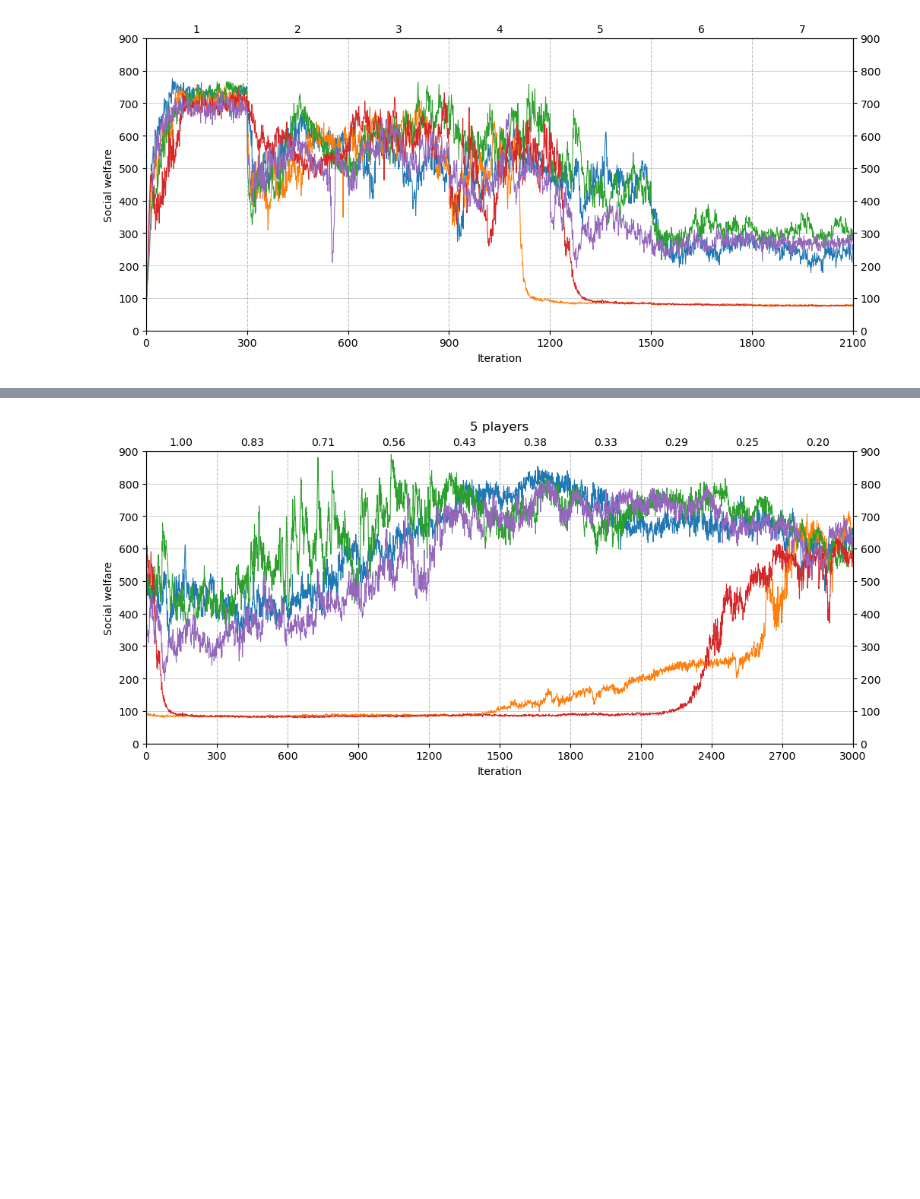
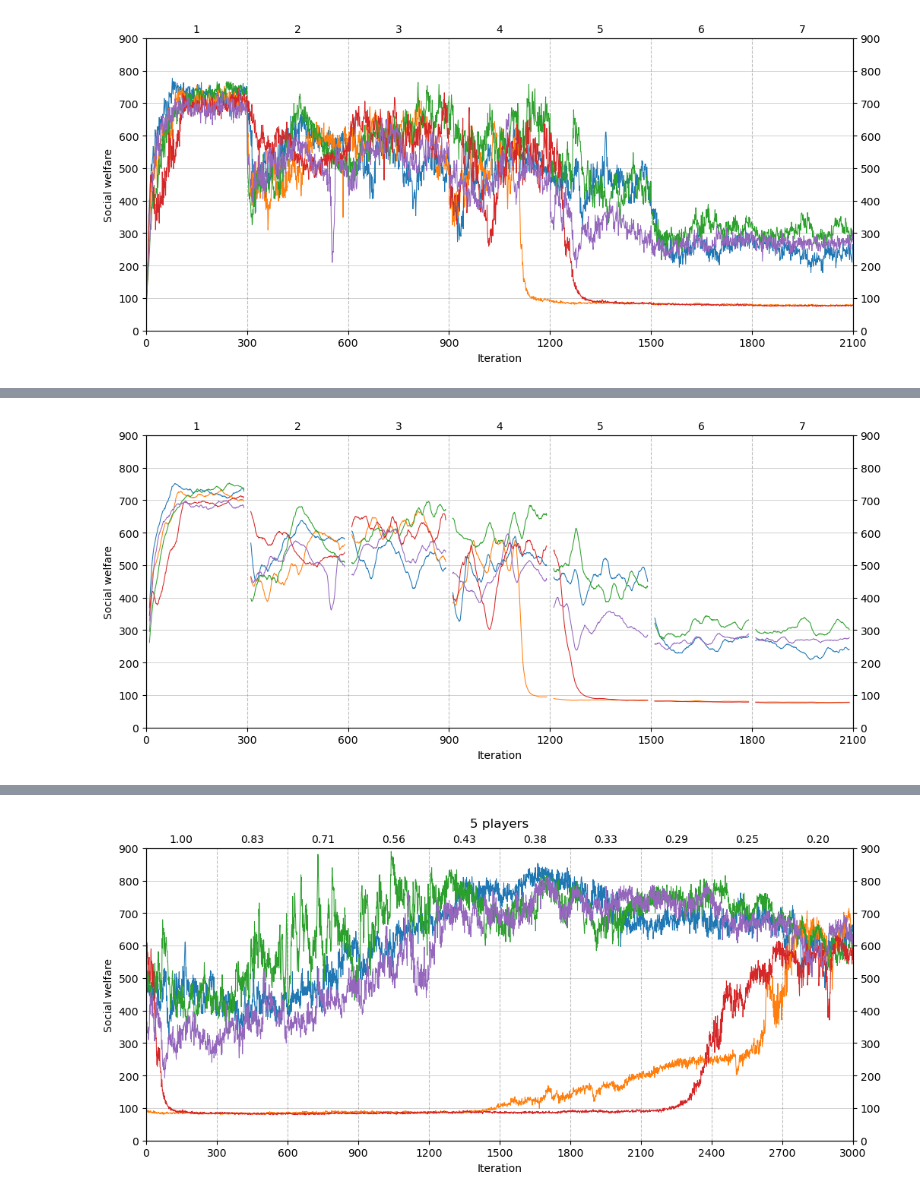
Before and after one commit to willis-richard/meltingpot, a Jupyter notebook: reward_transfer/results_n_players.ipynb, the cells around one changed output, grey strips where cells are left out. Cells and saved outputs as stored; diff of their text form; code cells hidden in the pictures; blank space fills up the shorter version.

```diff
--- a/reward_transfer/results_n_players.ipynb
+++ b/reward_transfer/results_n_players.ipynb
@@ -63,0 +86,8 @@ fig.savefig('num_players')
+# %%
+df = pd.concat([load_df(t, self_interest=1) for t in TRIAL_IDS_SP])
+
+fig, ax = plot_num_players(df, True)
+
+fig.savefig('num_players_self_play_rolling')
+# %% [output]
+[figure, added]
```
Also changed, not shown: parts of 12 cells of this notebook, 3 other files.
